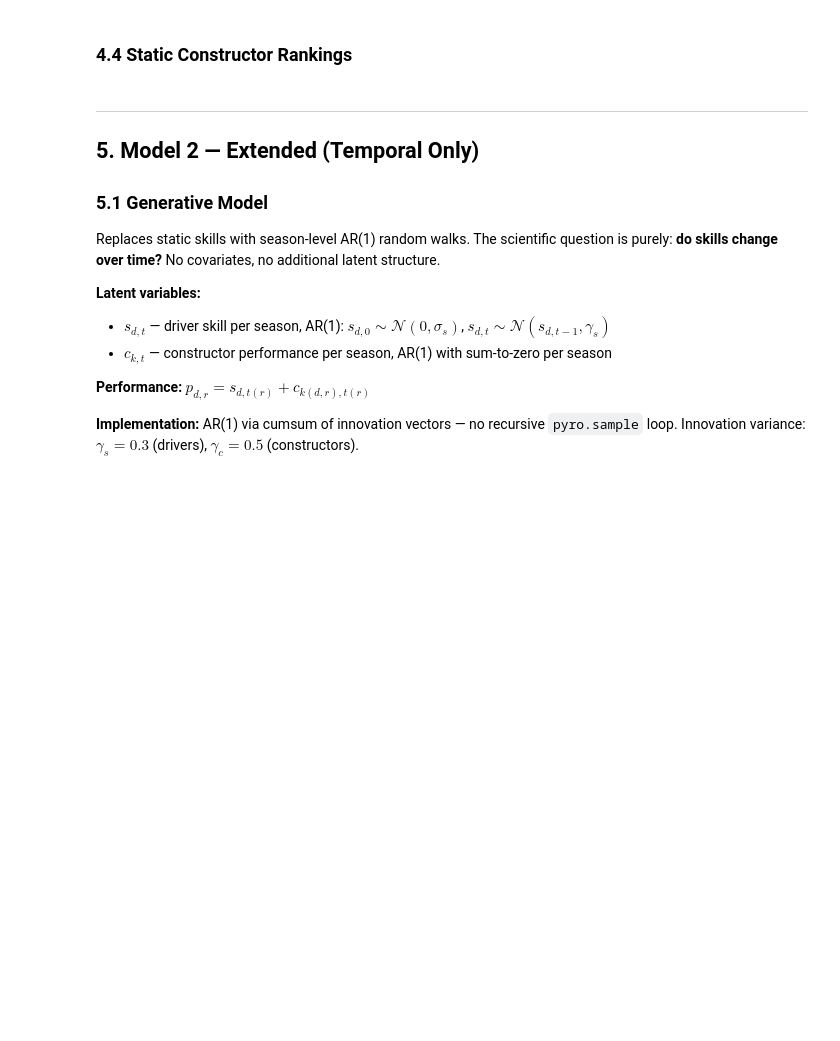
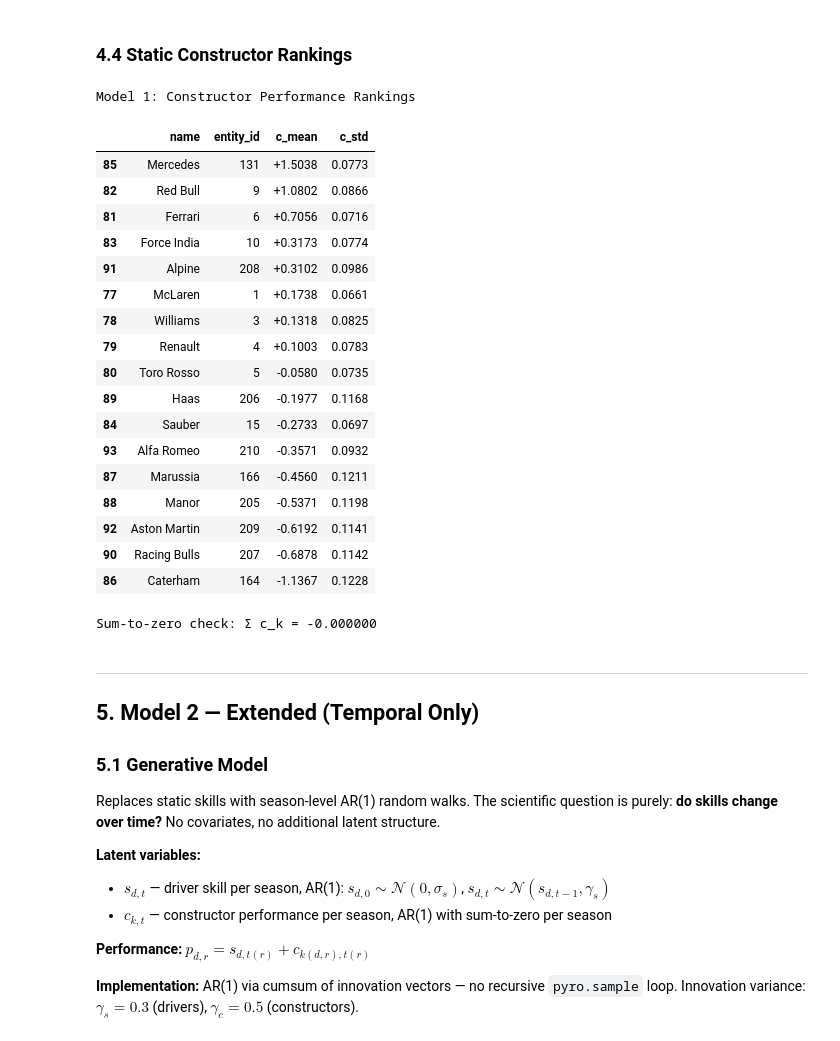
Before and after one commit to christianrand18/MBML-TrueSkill-Formula-1, a Jupyter notebook: F1_PGM_Report.ipynb, the cells around one changed output. Drawn from its saved outputs; the diff is of its cells as text; code cells hidden in the pictures; blank space fills up the shorter version.

```diff
--- a/F1_PGM_Report.ipynb
+++ b/F1_PGM_Report.ipynb
@@ -34,5 +34,9 @@ OUTPUT_DIR = 'outputs/pgm_model'
 PLOTS_DIR = os.path.join(OUTPUT_DIR, 'plots')
 REPORT_DIR = os.path.join(PLOTS_DIR, 'report')
 
+# Name mappings — loaded from canonical CSV (single source of truth)
+DRIVER_NAMES = pd.read_csv('data_preprocessing/driver_names.csv').set_index('driverId')['name'].to_dict()
+CONSTRUCTOR_NAMES = pd.read_csv('data_preprocessing/constructor_names.csv').set_index('constructorId')['name'].to_dict()
+
 print(f'Pyro version: {pyro.__version__}')
 print(f'PyTorch version: {torch.__version__}')
@@ -211,22 +248,37 @@ display(drivers_base[['name', 'entity_id', 'mu', 'sigma']].head(20)
 # %% [markdown]
 ### 4.4 Static Constructor Rankings
 # %%
-CONSTRUCTOR_NAMES = {
-    131: 'Mercedes', 9: 'Red Bull', 6: 'Ferrari', 1: 'McLaren',
-    3: 'Williams', 4: 'Renault', 5: 'Toro Rosso', 10: 'Force India',
-    15: 'Sauber', 206: 'Haas', 164: 'Caterham', 166: 'Marussia', 205: 'Manor',
-}
-
 cons_base = df_base[df_base.entity_type == 'constructor'].sort_values('mu', ascending=False)
 cons_base['name'] = cons_base['entity_id'].apply(lambda x: CONSTRUCTOR_NAMES.get(x, f'#{x}'))
 
 display(cons_base[['name', 'entity_id', 'mu', 'sigma']]
         .rename(columns={'mu': 'c_mean', 'sigma': 'c_std'})
         .style.set_caption('Model 1: Constructor Performance Rankings')
-        .format({'c_mean': '{:+.4f}', 'c_std': '{:.4f}'))
+        .format({'c_mean': '{:+.4f}', 'c_std': '{:.4f}'}))
 
 c_sum = cons_base['mu'].sum()
 print(f'Sum-to-zero check: Σ c_k = {c_sum:.6f}')
+# %% [output]
+Model 1: Constructor Performance Rankings
+|  | name | entity_id | c_mean | c_std |
+| 85 | Mercedes | 131 | +1.5038 | 0.0773 |
+| 82 | Red Bull | 9 | +1.0802 | 0.0866 |
+| 81 | Ferrari | 6 | +0.7056 | 0.0716 |
+| 83 | Force India | 10 | +0.3173 | 0.0774 |
+| 91 | Alpine | 208 | +0.3102 | 0.0986 |
+| 77 | McLaren | 1 | +0.1738 | 0.0661 |
+| 78 | Williams | 3 | +0.1318 | 0.0825 |
+| 79 | Renault | 4 | +0.1003 | 0.0783 |
+| 80 | Toro Rosso | 5 | -0.0580 | 0.0735 |
+| 89 | Haas | 206 | -0.1977 | 0.1168 |
+| 84 | Sauber | 15 | -0.2733 | 0.0697 |
+| 93 | Alfa Romeo | 210 | -0.3571 | 0.0932 |
+| 87 | Marussia | 166 | -0.4560 | 0.1211 |
+| 88 | Manor | 205 | -0.5371 | 0.1198 |
+| 92 | Aston Martin | 209 | -0.6192 | 0.1141 |
+| 90 | Racing Bulls | 207 | -0.6878 | 0.1142 |
+| 86 | Caterham | 164 | -1.1367 | 0.1228 |
+Sum-to-zero check: Σ c_k = -0.000000
 # %% [markdown]
 ---
 
```
Also changed, not shown: parts of 29 cells of this notebook, 6 other files.
